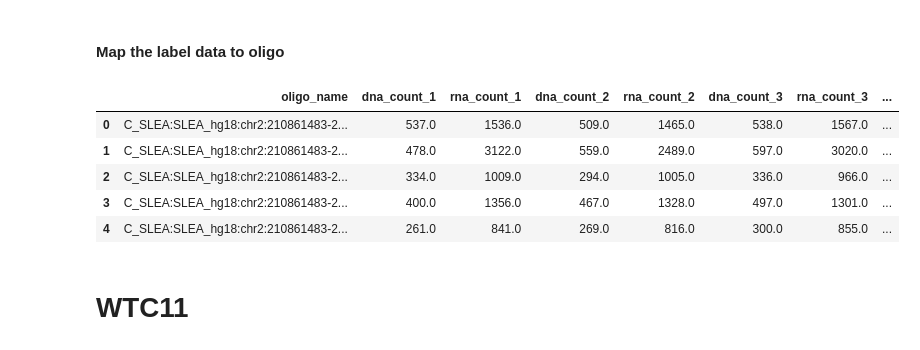
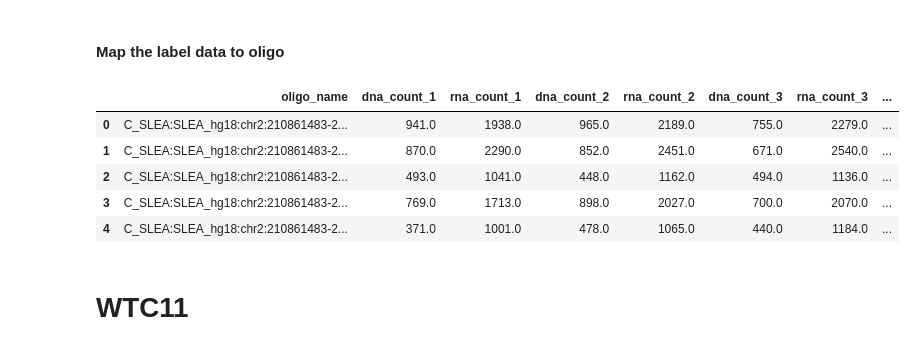
Before and after one commit to AdrianGraumnitz/mpra-variant-element-analysis, a Jupyter notebook: element_analysis.ipynb, the cells around one changed output. Cells and saved outputs as stored; diff of their text form; code cells hidden in the pictures.

```diff
--- a/element_analysis.ipynb
+++ b/element_analysis.ipynb
@@ -75,11 +69,11 @@ grouped_data = element_analysis.mapping(grouped_data = grouped_data,
                                         element = 'label',
                                         output_column = 'label')
 # %%
-grouped_data['NGN2'].head()
+grouped_data['WTC11'].head()
 # %% [output]
 |  | oligo_name | dna_count_1 | rna_count_1 | dna_count_2 | rna_count_2 | dna_count_3 | rna_count_3 | ... |
-| 0 | C_SLEA:SLEA_hg18:chr2:210861483-2... | 537.0 | 1536.0 | 509.0 | 1465.0 | 538.0 | 1567.0 | ... |
-| 1 | C_SLEA:SLEA_hg18:chr2:210861483-2... | 478.0 | 3122.0 | 559.0 | 2489.0 | 597.0 | 3020.0 | ... |
-| 2 | C_SLEA:SLEA_hg18:chr2:210861483-2... | 334.0 | 1009.0 | 294.0 | 1005.0 | 336.0 | 966.0 | ... |
-| 3 | C_SLEA:SLEA_hg18:chr2:210861483-2... | 400.0 | 1356.0 | 467.0 | 1328.0 | 497.0 | 1301.0 | ... |
-| 4 | C_SLEA:SLEA_hg18:chr2:210861483-2... | 261.0 | 841.0 | 269.0 | 816.0 | 300.0 | 855.0 | ... |
+| 0 | C_SLEA:SLEA_hg18:chr2:210861483-2... | 941.0 | 1938.0 | 965.0 | 2189.0 | 755.0 | 2279.0 | ... |
+| 1 | C_SLEA:SLEA_hg18:chr2:210861483-2... | 870.0 | 2290.0 | 852.0 | 2451.0 | 671.0 | 2540.0 | ... |
+| 2 | C_SLEA:SLEA_hg18:chr2:210861483-2... | 493.0 | 1041.0 | 448.0 | 1162.0 | 494.0 | 1136.0 | ... |
+| 3 | C_SLEA:SLEA_hg18:chr2:210861483-2... | 769.0 | 1713.0 | 898.0 | 2027.0 | 700.0 | 2070.0 | ... |
+| 4 | C_SLEA:SLEA_hg18:chr2:210861483-2... | 371.0 | 1001.0 | 478.0 | 1065.0 | 440.0 | 1184.0 | ... |
```
Also changed, not shown: parts of 37 cells of this notebook, 1 other file.
